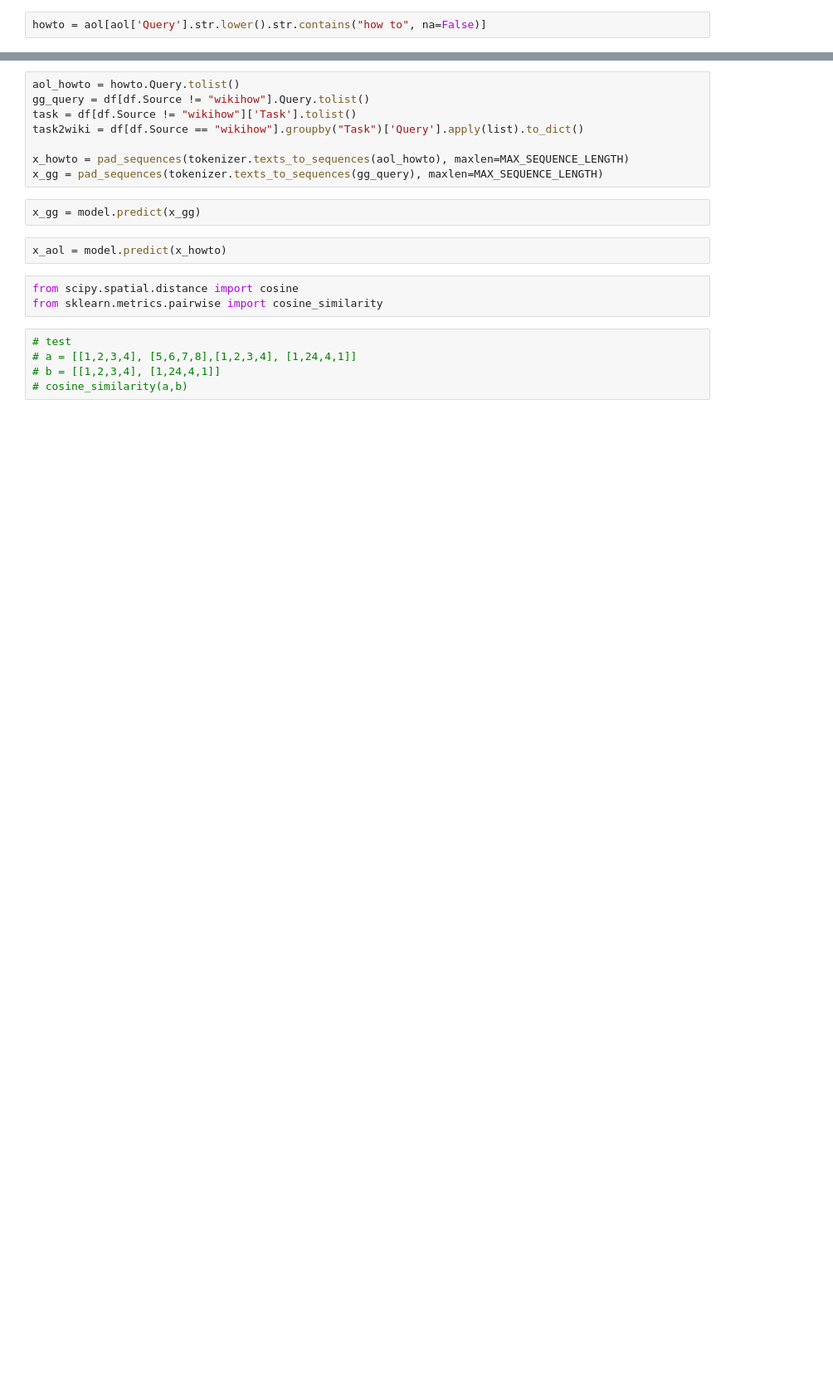
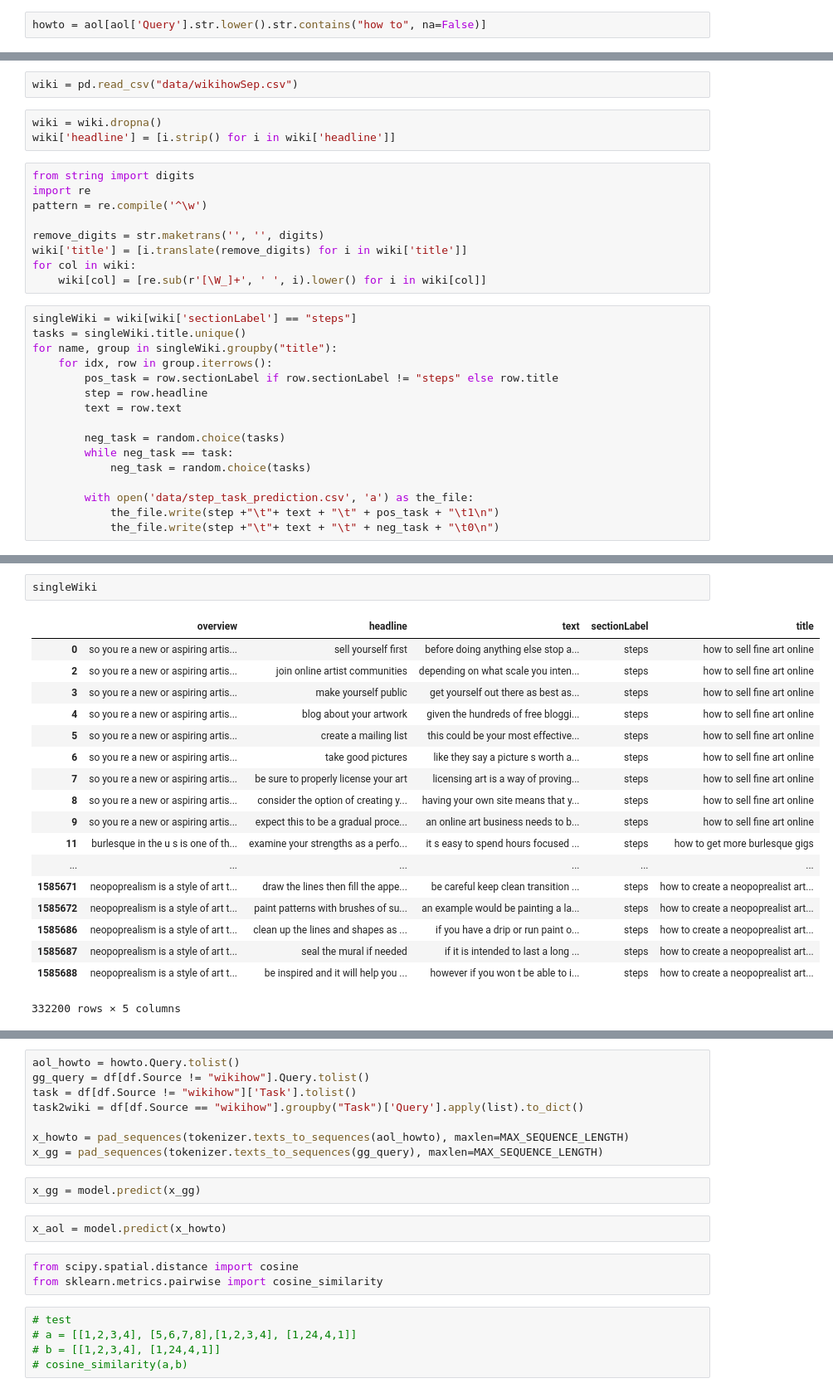
Before and after one commit to feay1234/WikiHow-Task-Based, a Jupyter notebook: Task-Prediction.ipynb, the cells around one changed output, grey strips where cells are left out. Shown at 83% size. Saved outputs shown, nothing was run; the diff lists cells and outputs as text; blank space fills up the shorter version.

Commit message:
preprocessing data

```diff
--- a/Task-Prediction.ipynb
+++ b/Task-Prediction.ipynb
@@ -91,0 +92,30 @@ model = Sequential([embedding_layer, GlobalMaxPooling1D()])
+# %%
+wiki = pd.read_csv("data/wikihowSep.csv")
+# %%
+wiki = wiki.dropna()
+wiki['headline'] = [i.strip() for i in wiki['headline']]
+# %%
+from string import digits
+import re
+pattern = re.compile('^\w')
+
+remove_digits = str.maketrans('', '', digits)
+wiki['title'] = [i.translate(remove_digits) for i in wiki['title']]
+for col in wiki:
+    wiki[col] = [re.sub(r'[\W_]+', ' ', i).lower() for i in wiki[col]]
+# %%
+singleWiki = wiki[wiki['sectionLabel'] == "steps"]
+tasks = singleWiki.title.unique()
+for name, group in singleWiki.groupby("title"):
+    for idx, row in group.iterrows():
+        pos_task = row.sectionLabel if row.sectionLabel != "steps" else row.title
+        step = row.headline
+        text = row.text
+
+        neg_task = random.choice(tasks)
+        while neg_task == task:
+            neg_task = random.choice(tasks)
+
+        with open('data/step_task_prediction.csv', 'a') as the_file:
+            the_file.write(step +"\t"+ text + "\t" + pos_task + "\t1\n")
+            the_file.write(step +"\t"+ text + "\t" + neg_task + "\t0\n")
@@ -91,0 +136,21 @@ model = Sequential([embedding_layer, GlobalMaxPooling1D()])
+# %%
+singleWiki
+# %% [output]
+|  | overview | headline | text | sectionLabel | title |
+| 0 | so you re a new or aspiring artis... | sell yourself first | before doing anything else stop a... | steps | how to sell fine art online |
+| 2 | so you re a new or aspiring artis... | join online artist communities | depending on what scale you inten... | steps | how to sell fine art online |
+| 3 | so you re a new or aspiring artis... | make yourself public | get yourself out there as best as... | steps | how to sell fine art online |
+| 4 | so you re a new or aspiring artis... | blog about your artwork | given the hundreds of free bloggi... | steps | how to sell fine art online |
+| 5 | so you re a new or aspiring artis... | create a mailing list | this could be your most effective... | steps | how to sell fine art online |
+| 6 | so you re a new or aspiring artis... | take good pictures | like they say a picture s worth a... | steps | how to sell fine art online |
+| 7 | so you re a new or aspiring artis... | be sure to properly license your art | licensing art is a way of proving... | steps | how to sell fine art online |
+| 8 | so you re a new or aspiring artis... | consider the option of creating y... | having your own site means that y... | steps | how to sell fine art online |
+| 9 | so you re a new or aspiring artis... | expect this to be a gradual proce... | an online art business needs to b... | steps | how to sell fine art online |
+| 11 | burlesque in the u s is one of th... | examine your strengths as a perfo... | it s easy to spend hours focused ... | steps | how to get more burlesque gigs |
+| ... | ... | ... | ... | ... | ... |
+| 1585671 | neopoprealism is a style of art t... | draw the lines then fill the appe... | be careful keep clean transition ... | steps | how to create a neopoprealist art... |
+| 1585672 | neopoprealism is a style of art t... | paint patterns with brushes of su... | an example would be painting a la... | steps | how to create a neopoprealist art... |
+| 1585686 | neopoprealism is a style of art t... | clean up the lines and shapes as ... | if you have a drip or run paint o... | steps | how to create a neopoprealist art... |
+| 1585687 | neopoprealism is a style of art t... | seal the mural if needed | if it is intended to last a long ... | steps | how to create a neopoprealist art... |
+| 1585688 | neopoprealism is a style of art t... | be inspired and it will help you ... | however if you won t be able to i... | steps | how to create a neopoprealist art... |
+332200 rows × 5 columns
```
Also changed, not shown: parts of 29 cells of this notebook.
